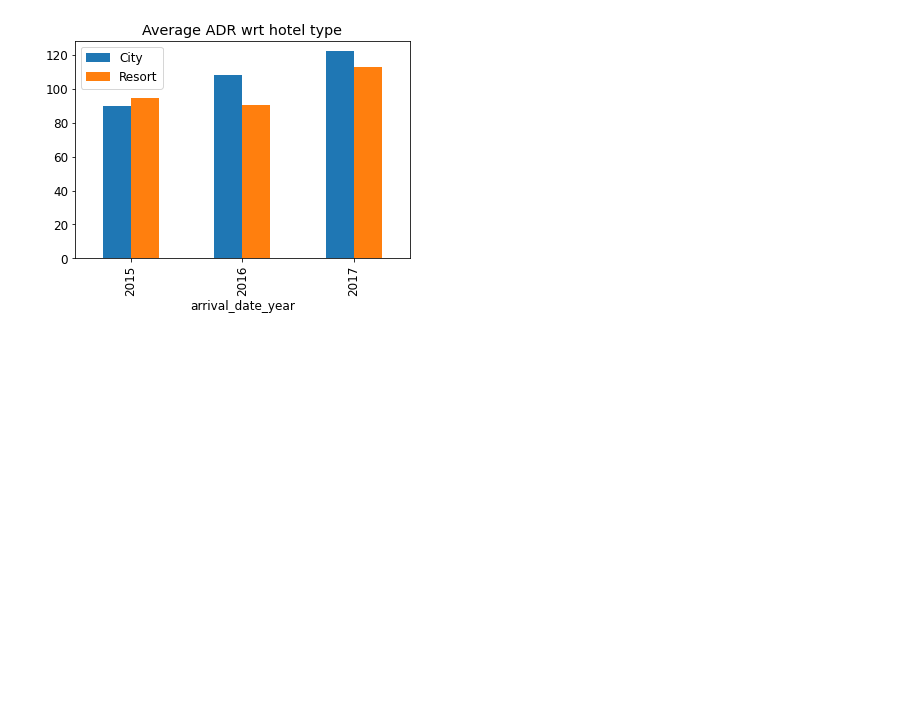
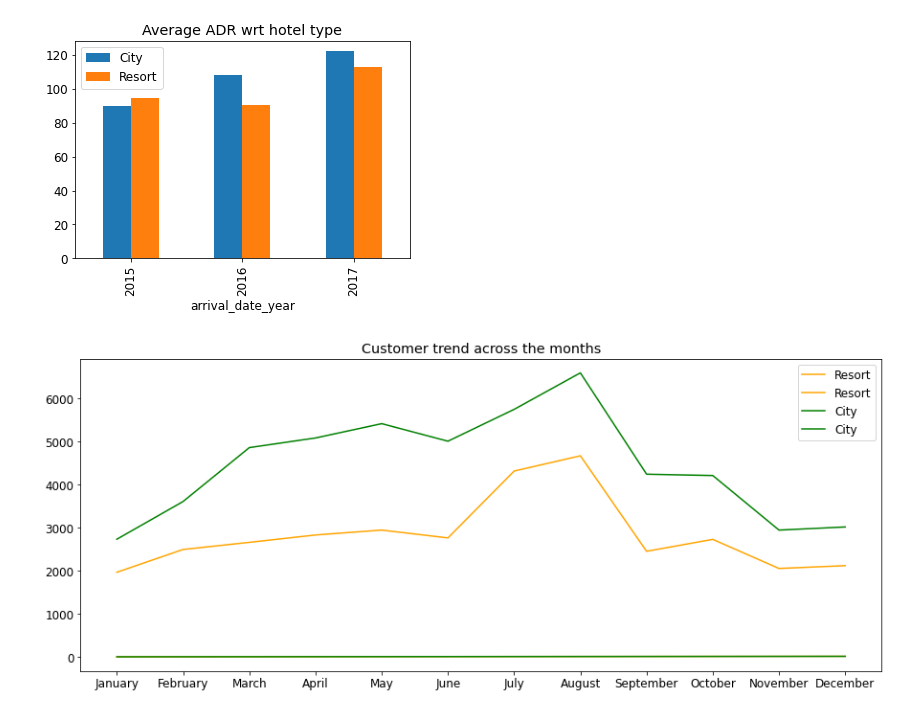
Before and after one commit to jatinsharma16/Capstone-Project-EDA, a Jupyter notebook: Hotel_Booking_Analysis_Capstone_Project.ipynb, the cells around one changed output. Saved outputs shown, nothing was run; the diff lists cells and outputs as text; code cells hidden in the pictures; blank space fills up the shorter version.

```diff
--- a/Hotel_Booking_Analysis_Capstone_Project.ipynb
+++ b/Hotel_Booking_Analysis_Capstone_Project.ipynb
@@ -361,3 +361,24 @@ plt.legend(loc = 'upper left')
 plt.show()
 # %% [output]
 [figure]
+# %%
+def month_number(x):
+  temp = {'January':1, 'February':2, 'March':3, 'April':4, 'May':5, 'June':6, 'July':7, 'August':8, 'September':9, 'October':10, 'November':11, 'December':12}
+  return temp[x]
+# %%
+df_arrival_month_resort = pd.DataFrame(df[df['hotel'] == 'Resort Hotel'].groupby('arrival_date_month')['hotel']. count().reset_index())
+df_arrival_month_city = pd.DataFrame(df[df['hotel'] == 'City Hotel'].groupby('arrival_date_month')['hotel'].count().reset_index())
+for i in range(len(df_arrival_month_resort['arrival_date_month'])):
+  df_arrival_month_resort.iloc[i,0] = month_number(df_arrival_month_resort.iloc[i,0])
+  df_arrival_month_city.iloc[i,0] = month_number(df_arrival_month_city.iloc[i,0])
+# %%
+plt.figure(figsize=(15,6))
+plt.plot(df_arrival_month_resort.sort_values(by=['arrival_date_month'], ignore_index = True), color='orange', label='Resort')
+plt.plot(df_arrival_month_city.sort_values(by=['arrival_date_month'], ignore_index = True), color='green', label='City')
+plt.title('Customer trend across the months')
+x_ticks = ['January', 'February', 'March', 'April', 'May', 'June', 'July', 'August', 'September', 'October', 'November', 'December']
+plt.xticks(range(len(x_ticks)), x_ticks )
+plt.legend()
+plt.show()
+# %% [output]
+[figure, added]
```
Also changed, not shown: parts of 13 cells of this notebook.
